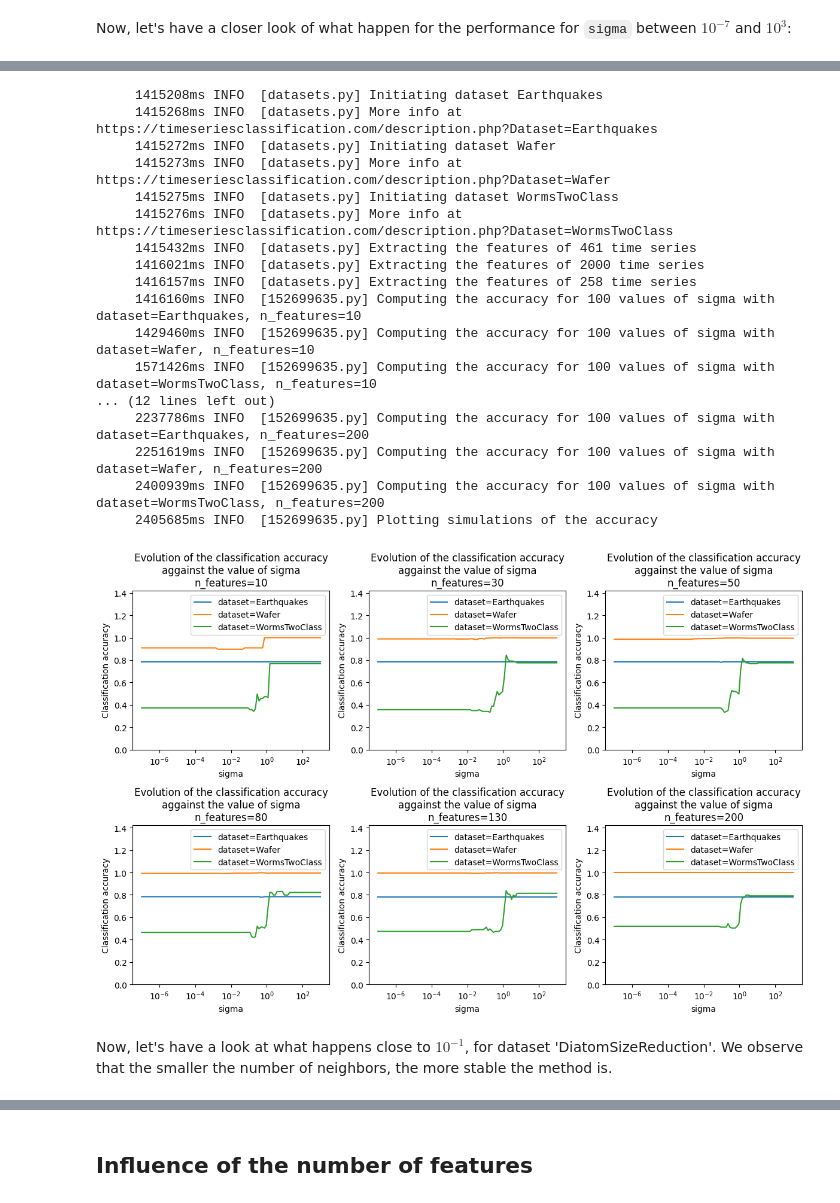
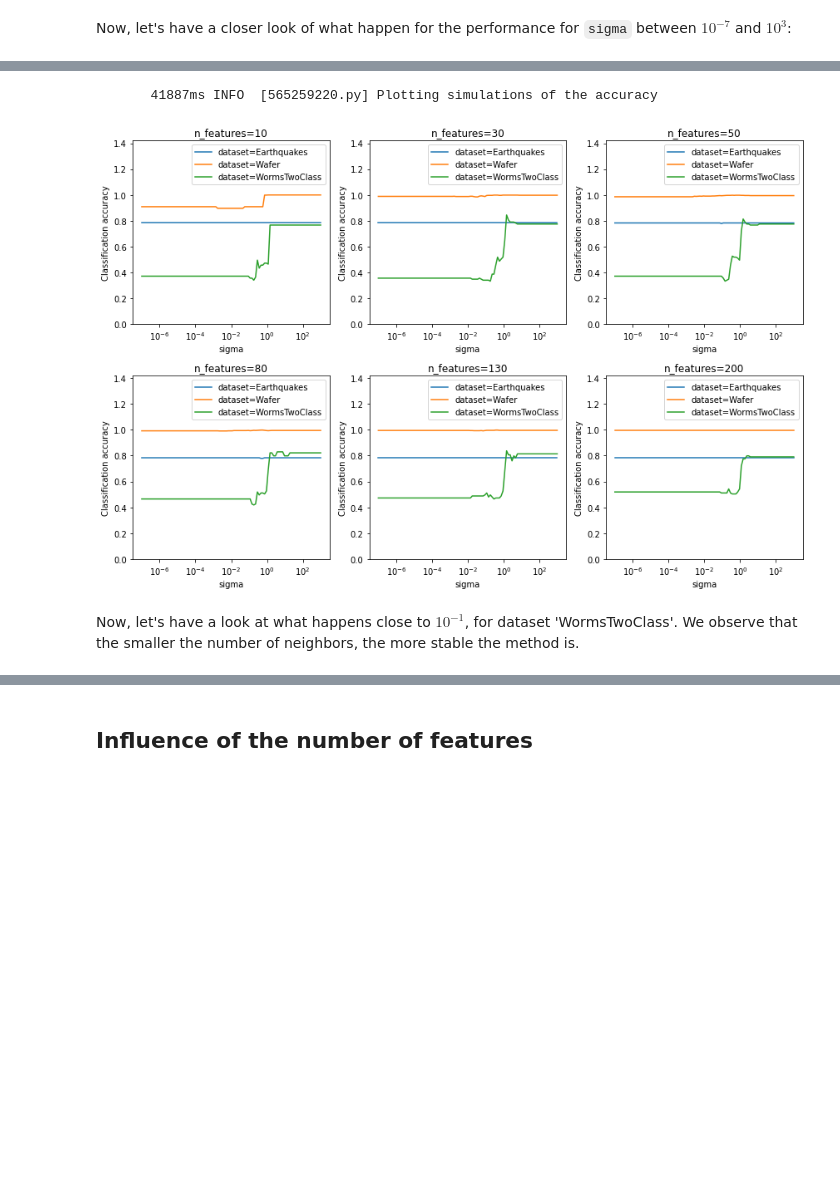
Before and after one commit to decarpentierg/laplacian-score-4-time-series, a Jupyter notebook: doc/evaluate_laplacian_score.ipynb, the cells around one changed output, grey strips where cells are left out. Cells and saved outputs as stored; diff of their text form; code cells hidden in the pictures; blank space fills up the shorter version.

```diff
--- a/doc/evaluate_laplacian_score.ipynb
+++ b/doc/evaluate_laplacian_score.ipynb
@@ -137,8 +138,9 @@ for sigma_rel, ax in zip(
     )
     lscores = laplacian_score.laplacian_score(dataset.features, weight_matrix)
     ax.hist(lscores, bins=50)
-    ax.set_title(f'sigma / D.mean()={sigma_rel}')
+    ax.set_title(f'sigma / mean(M) = {sigma_rel}')
 
+plt.savefig('figures/sigma_histograms.png')
 plt.tight_layout()
 plt.show()
 plt.close()
@@ -155,85 +212,31 @@ Now, let's have a closer look of what happen for the performance for `sigma` bet
 # %%
-BASE = 10
-START = -7
-STOP = 3
-NB_POINT = 100
-N_FEATURES = 50
-N_NEIGHBORS = 10
-DATASETS = [
-    Dataset(EARTHQUAKES),
-    Dataset(WAFER),
-    Dataset(WORMS),
-]
-N_FEATURES = [10, 30, 50, 80, 130, 200]
-
-# Pre-loading from disk
-for dataset in DATASETS:
-    _ = dataset.ned_distance_matrix
-    _ = dataset.dtw_distance_matrix
-    _ = dataset.features
-
-# Log space for sigma values
-sigma_values = np.logspace(start=START, stop=STOP, num=NB_POINT, base=BASE)
-dataset_feat_to_accuracies_list = collections.defaultdict(list)
-
-# Computing the accuracy
-for n_features in N_FEATURES:
-    for dataset in DATASETS:
-        logger.info(f'Computing the accuracy for {len(sigma_values)} values of sigma with dataset={dataset.name}, n_features={n_features}')
-        for sigma in sigma_values:
-            feature_selector = laplacian_score.LaplacianSelection(
-                dataset,
-                use_dtw=True,
-                sigma=dataset.dtw_distance_matrix.mean() * sigma,
-                n_neighbors=N_NEIGHBORS,
-                n_features=n_features,
-            )
-            prec, recall = get_svc_accuracy(
-                dataset.features.T,
-                dataset.labels,
-                feature_selector,
-            )
-            dataset_feat_to_accuracies_list[dataset.name, n_features].append(prec)
+with open('saved_results/dataset_feat_to_accuracies_list.pkl', 'rb') as f:
+    dataset_feat_to_accuracies_list = pickle.load(f)
 
 logger.info('Plotting simulations of the accuracy')
 fig, axes = plt.subplots(nrows=2, ncols=3, figsize=(12,8))
 for n_features, ax in zip(
     N_FEATURES,
     axes.flatten()
 ):
     for dataset in DATASETS:
         ax.plot(sigma_values, dataset_feat_to_accuracies_list[dataset.name, n_features], label=f'dataset={dataset.name}')
     ax.set_xscale('log')
     ax.set_ylim(0, 1.42)
     ax.legend()
     ax.set_xlabel('sigma')
     ax.set_ylabel('Classification accuracy')
-    ax.set_title(f'Evolution of the classification accuracy\naggainst the value of sigma\nn_features={n_features}')
+    ax.set_title(f'n_features={n_features}')
 
 plt.tight_layout()
+plt.savefig('figures/accuracy_vs_sigma.png')
 plt.show()
 plt.close()
 # %% [output]
-     1415208ms INFO  [datasets.py] Initiating dataset Earthquakes
-     1415268ms INFO  [datasets.py] More info at https://timeseriesclassification.com/description.php?Dataset=Earthquakes
-     1415272ms INFO  [datasets.py] Initiating dataset Wafer
-     1415273ms INFO  [datasets.py] More info at https://timeseriesclassification.com/description.php?Dataset=Wafer
-     1415275ms INFO  [datasets.py] Initiating dataset WormsTwoClass
-     1415276ms INFO  [datasets.py] More info at https://timeseriesclassification.com/description.php?Dataset=WormsTwoClass
-     1415432ms INFO  [datasets.py] Extracting the features of 461 time series
-     1416021ms INFO  [datasets.py] Extracting the features of 2000 time series
-     1416157ms INFO  [datasets.py] Extracting the features of 258 time series
-     1416160ms INFO  [152699635.py] Computing the accuracy for 100 values of sigma with dataset=Earthquakes, n_features=10
-     1429460ms INFO  [152699635.py] Computing the accuracy for 100 values of sigma with dataset=Wafer, n_features=10
-     1571426ms INFO  [152699635.py] Computing the accuracy for 100 values of sigma with dataset=WormsTwoClass, n_features=10
-... (12 lines left out)
-     2237786ms INFO  [152699635.py] Computing the accuracy for 100 values of sigma with dataset=Earthquakes, n_features=200
-     2251619ms INFO  [152699635.py] Computing the accuracy for 100 values of sigma with dataset=Wafer, n_features=200
-     2400939ms INFO  [152699635.py] Computing the accuracy for 100 values of sigma with dataset=WormsTwoClass, n_features=200
-     2405685ms INFO  [152699635.py] Plotting simulations of the accuracy
+       41887ms INFO  [565259220.py] Plotting simulations of the accuracy
-[figure, old version]
+[figure, new version]
 # %% [markdown]
-Now, let's have a look at what happens close to $10^{-1}$, for dataset 'DiatomSizeReduction'. We observe that the smaller the number of neighbors, the more stable the method is.
+Now, let's have a look at what happens close to $10^{-1}$, for dataset 'WormsTwoClass'. We observe that the smaller the number of neighbors, the more stable the method is.
 # %%
 BASE = 10
 START = -2
```
Also changed, not shown: parts of 11 cells of this notebook, 1 other file.
